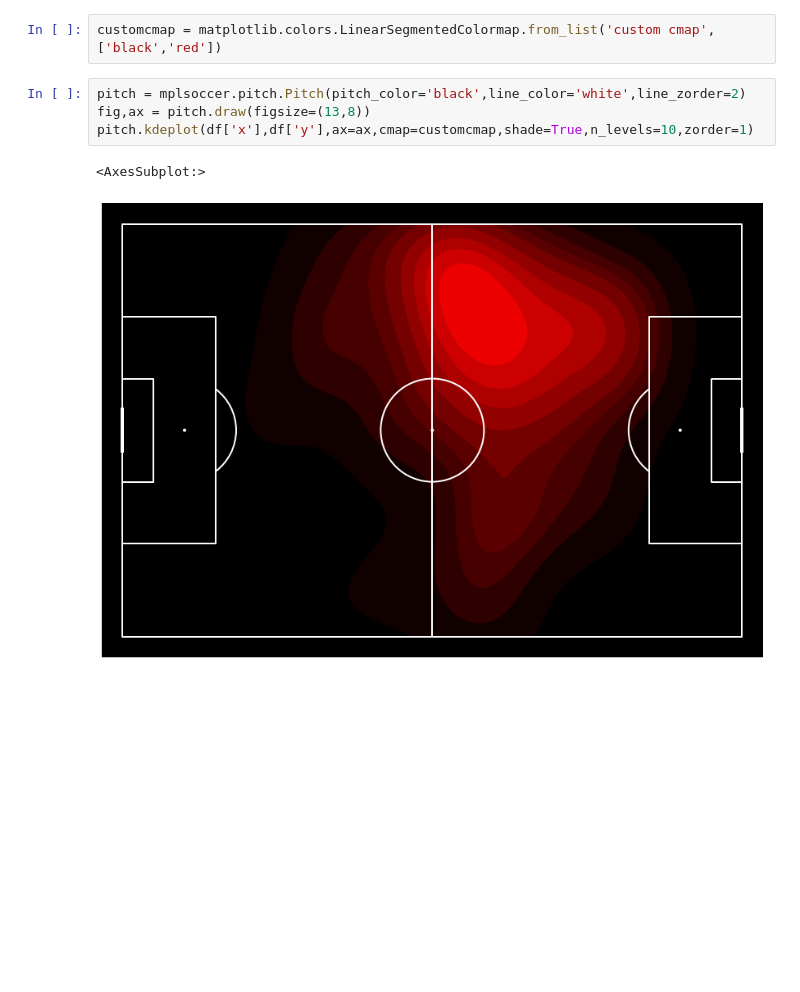
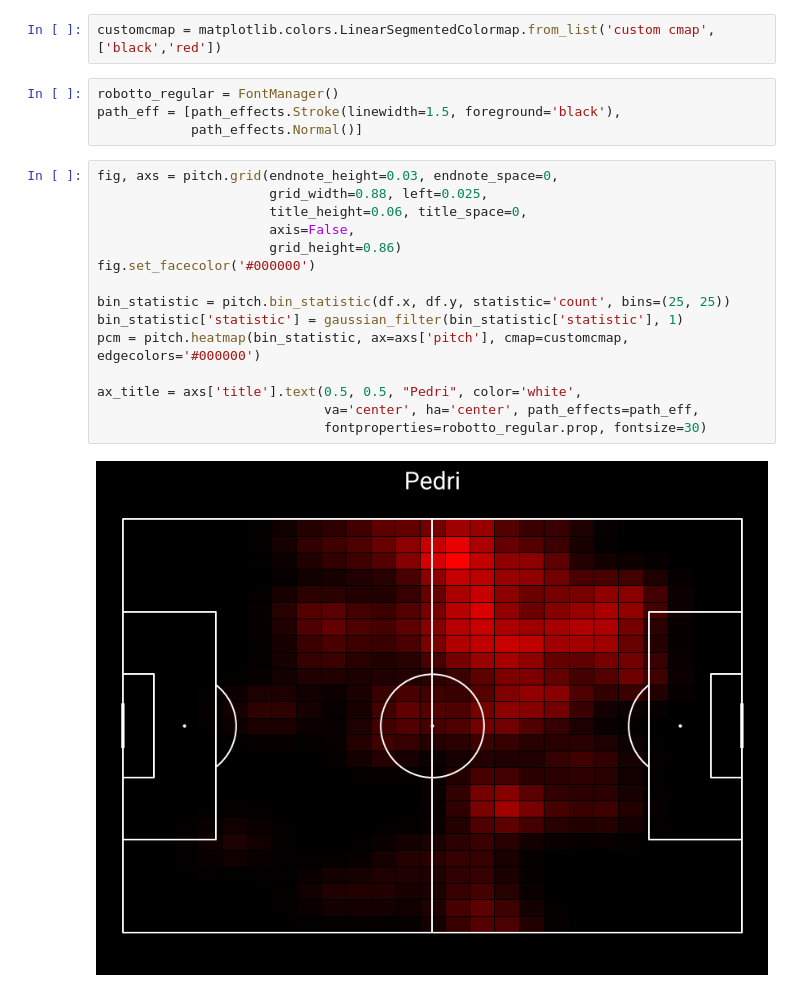
Before and after one commit to Atrix21/FootballProject, a Jupyter notebook: heatmap_player.ipynb, the cells around one changed output. Cells and saved outputs as stored; diff of their text form; blank space fills up the shorter version.

Commit message:
grid pattern heatmap

```diff
--- a/heatmap_player.ipynb
+++ b/heatmap_player.ipynb
@@ -76,10 +79,24 @@ df['y']=l1
 df.drop('location',axis=1,inplace=True)
 # %%
 customcmap = matplotlib.colors.LinearSegmentedColormap.from_list('custom cmap',['black','red'])
-# %%
-pitch = mplsoccer.pitch.Pitch(pitch_color='black',line_color='white',line_zorder=2)
-fig,ax = pitch.draw(figsize=(13,8))
-pitch.kdeplot(df['x'],df['y'],ax=ax,cmap=customcmap,shade=True,n_levels=10,zorder=1)
-# %% [output]
-<AxesSubplot:>
-[figure, removed]
+# %%
+robotto_regular = FontManager()
+path_eff = [path_effects.Stroke(linewidth=1.5, foreground='black'),
+            path_effects.Normal()]
+# %%
+fig, axs = pitch.grid(endnote_height=0.03, endnote_space=0,
+                      grid_width=0.88, left=0.025,
+                      title_height=0.06, title_space=0,
+                      axis=False,
+                      grid_height=0.86)
+fig.set_facecolor('#000000')
+
+bin_statistic = pitch.bin_statistic(df.x, df.y, statistic='count', bins=(25, 25))
+bin_statistic['statistic'] = gaussian_filter(bin_statistic['statistic'], 1)
+pcm = pitch.heatmap(bin_statistic, ax=axs['pitch'], cmap=customcmap, edgecolors='#000000')
+
+ax_title = axs['title'].text(0.5, 0.5, "Pedri", color='white',
+                             va='center', ha='center', path_effects=path_eff,
+                             fontproperties=robotto_regular.prop, fontsize=30)
+# %% [output]
+[figure, added]
```
Also changed, not shown: parts of 1 cell of this notebook.
